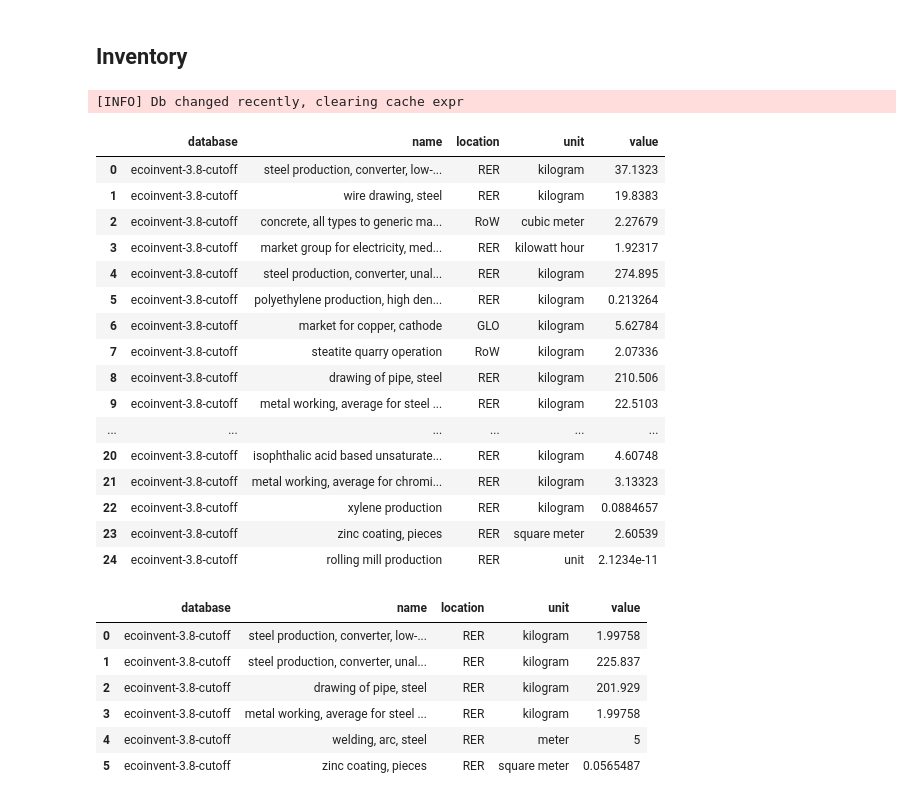
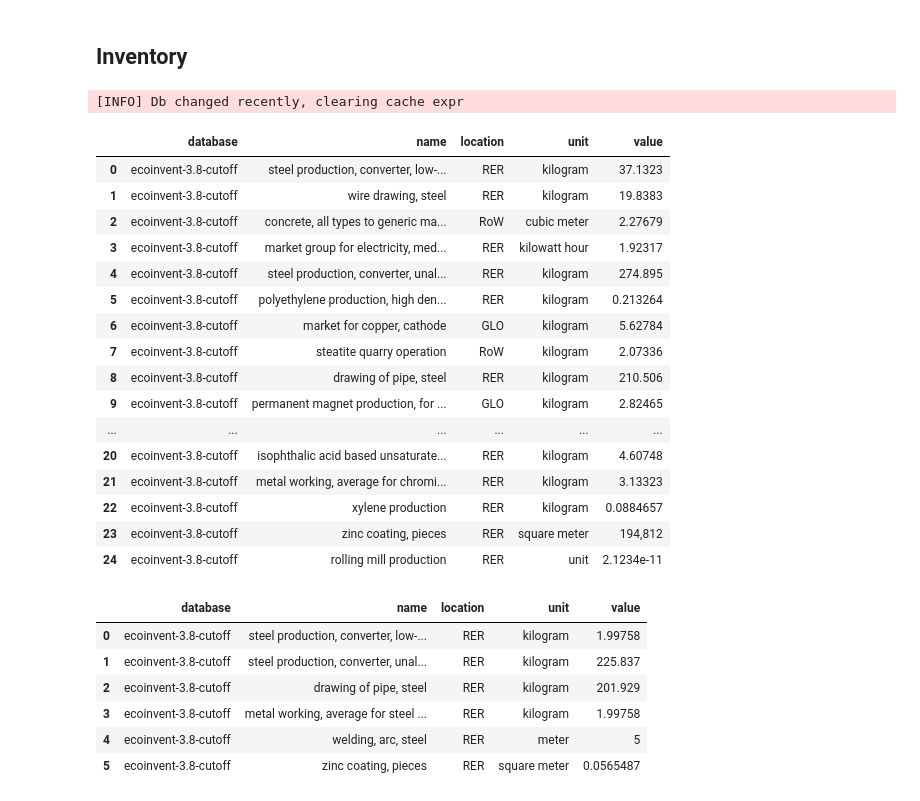
Before and after one commit to vlechappe/sustain-4-SWT, a Jupyter notebook: LCA/eco-optimization_tool/lca_param_syst_noload.ipynb, the cells around one changed output. Drawn from its saved outputs; the diff is of its cells as text; code cells hidden in the pictures.

```diff
--- a/LCA/eco-optimization_tool/lca_param_syst_noload.ipynb
+++ b/LCA/eco-optimization_tool/lca_param_syst_noload.ipynb
@@ -1181,18 +1158,18 @@ structure = agb.newActivity(
 # %% [markdown]
 ### Propeller
 # %%
-swood=agb.findActivity(name = "planing, beam, softwood, u=20%",loc = "Europe without Switzerland",db_name = "ecoinvent-3.8-cutoff",unit ="kilogram")
-plywood = agb.findActivity(name = "plywood production",loc = "RER",db_name = "ecoinvent-3.8-cutoff", unit ="cubic meter")
+Swood_ecoinvent = agb.findActivity(name = "planing, beam, softwood, u=20%",loc = "Europe without Switzerland",db_name = "ecoinvent-3.8-cutoff",unit ="kilogram")
+Plywood_ecoinvent = agb.findActivity(name = "plywood production",loc = "RER",db_name = "ecoinvent-3.8-cutoff", unit ="cubic meter")
 
 
-propeller = agb.newActivity(
+Propeller = agb.newActivity(
     DB_SYST,
-    name="Propeller",
+    name="Propeller planing",
     unit="unit",
     #system = wg,
     subsystem = prop,
     material = wood,
     exchanges = {
-        swood : np.polyval(regression_df.loc['Blades'].iloc[0],d),
-        plywood :  np.polyval(regression_df.loc['BladesAttachement'].iloc[0],d)*1e-6,
+        Swood_ecoinvent : np.polyval(regression_df.loc['Blades'].iloc[0],d),
+        Plywood_ecoinvent :  np.polyval(regression_df.loc['BladesAttachement'].iloc[0],d)*1e-6,
     })
@@ -1600,52 +1543,54 @@ elec = agb.findActivity(
     db_name='bdd_elec')
 '''
 
-complete_system = agb.newActivity(
+Wind_turbine = agb.newActivity(
     db_name=DB_SYST,
-    name='Complete system',
+    name='Windturbine assembly',
     unit="unit",
     exchanges = {
-        wind_generator : 1,
-        structure : 1
+        Wind_generator : 1,
+        Structure : 1
     })
 
 
 # First try to incorporate the EoL in the LCA by modelling the reuse of a the mast.
 #Still under development
-system_recupmast = agb.newActivity(
-    db_name=DB_SYST,
-    name='Complete system with a 2nd use mast',
-    unit="unit",
-    exchanges = {
-        wind_generator : 1,
-        fundation_total : 1,
-        rigging_total : 1,
-        cable_48V : 1
-    })
+# system_recupmast = agb.newActivity(
+#     db_name=DB_SYST,
+#     name='Complete system with a 2nd use mast',
+#     unit="unit",
+#     exchanges = {
+#         wind_generator : 1,
+#         fundation_total : 1,
+#         rigging_total : 1,
+#         cable_48V : 1
+#     })
 # %% [markdown]
 # LCA Results
 # %% [markdown]
 ## Inventory
 # %%
 #agb.compute_inventory(complete_system,h=18,d=3000,steel_mix = "Converter" )
-agb.compute_inventory(complete_system,h=18,d=3000)
+#agb.compute_inventory(Structure,h=18,d=3000)
+#agb.compute_inventory(Wind_generator,h=18,d=3000)
+agb.compute_inventory(Wind_turbine,h=18,d=3000)
 # %% [output]
 [INFO] Db changed recently, clearing cache expr
 |  | database | name | location | unit | value |
 | 0 | ecoinvent-3.8-cutoff | steel production, converter, low-... | RER | kilogram | 37.1323 |
 | 1 | ecoinvent-3.8-cutoff | wire drawing, steel | RER | kilogram | 19.8383 |
 | 2 | ecoinvent-3.8-cutoff | concrete, all types to generic ma... | RoW | cubic meter | 2.27679 |
 | 3 | ecoinvent-3.8-cutoff | market group for electricity, med... | RER | kilowatt hour | 1.92317 |
 | 4 | ecoinvent-3.8-cutoff | steel production, converter, unal... | RER | kilogram | 274.895 |
 | 5 | ecoinvent-3.8-cutoff | polyethylene production, high den... | RER | kilogram | 0.213264 |
 | 6 | ecoinvent-3.8-cutoff | market for copper, cathode | GLO | kilogram | 5.62784 |
 | 7 | ecoinvent-3.8-cutoff | steatite quarry operation | RoW | kilogram | 2.07336 |
 | 8 | ecoinvent-3.8-cutoff | drawing of pipe, steel | RER | kilogram | 210.506 |
-| 9 | ecoinvent-3.8-cutoff | metal working, average for steel ... | RER | kilogram | 22.5103 |
+| 9 | ecoinvent-3.8-cutoff | permanent magnet production, for ... | GLO | kilogram | 2.82465 |
 | ... | ... | ... | ... | ... | ... |
 | 20 | ecoinvent-3.8-cutoff | isophthalic acid based unsaturate... | RER | kilogram | 4.60748 |
 | 21 | ecoinvent-3.8-cutoff | metal working, average for chromi... | RER | kilogram | 3.13323 |
 | 22 | ecoinvent-3.8-cutoff | xylene production | RER | kilogram | 0.0884657 |
-| 23 | ecoinvent-3.8-cutoff | zinc coating, pieces | RER | square meter | 2.60539 |
+| 23 | ecoinvent-3.8-cutoff | zinc coating, pieces | RER | square meter | 194,812 |
 | 24 | ecoinvent-3.8-cutoff | rolling mill production | RER | unit | 2.1234e-11 |
 # %%
```
Also changed, not shown: parts of 48 cells of this notebook, 1 other file.
